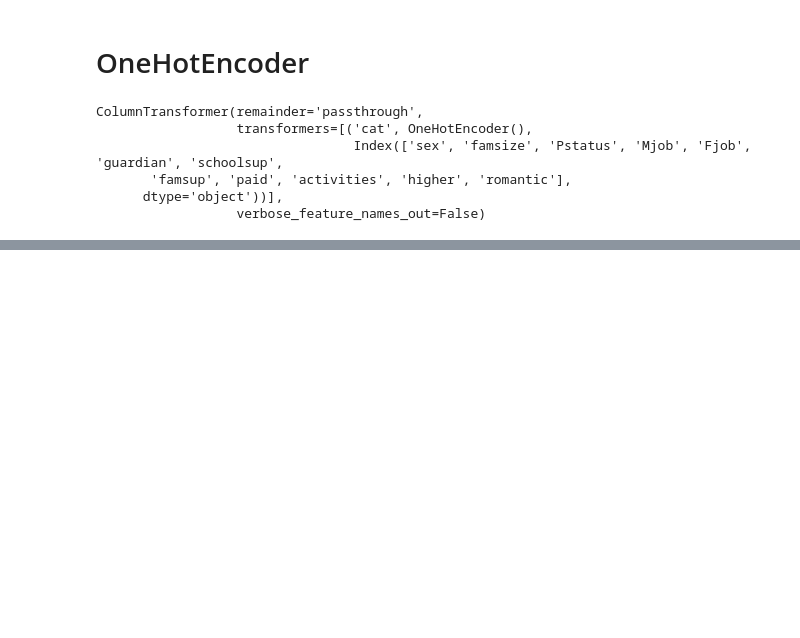
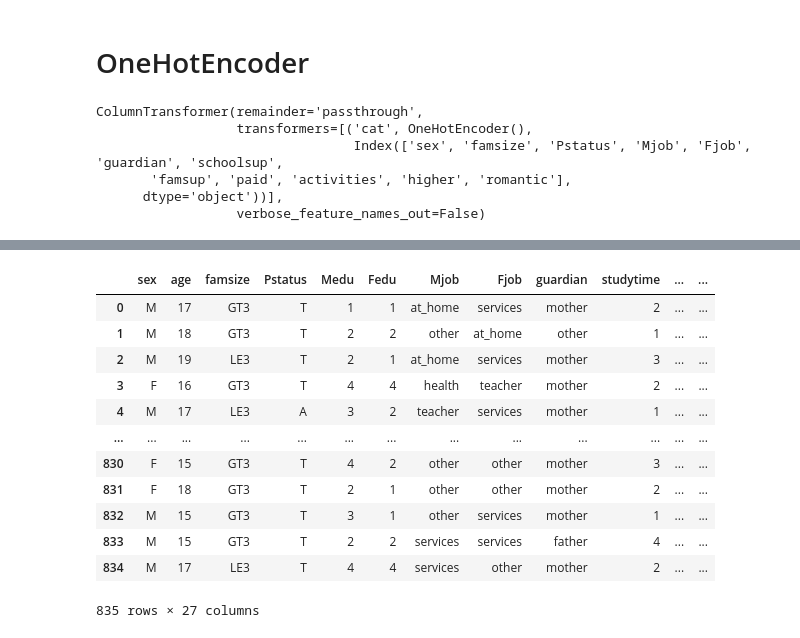
Before and after one commit to NafisFaiyaz007/CSE-445-Machine-learning_Predicting-Risky-Alcohol-Consumption-among-Students, a Jupyter notebook: CSE445_preprocessing stage 1.ipynb, the cells around one changed output, grey strips where cells are left out. Drawn from its saved outputs; the diff is of its cells as text; code cells hidden in the pictures; blank space fills up the shorter version.

```diff
--- a/CSE445_preprocessing stage 1.ipynb
+++ b/CSE445_preprocessing stage 1.ipynb
@@ -336,0 +336,16 @@ testSet.to_csv(r'ScaledTestSet.csv')
+# %%
+trainSet
+# %% [output]
+|  | sex | age | famsize | Pstatus | Medu | Fedu | Mjob | Fjob | guardian | studytime | ... | ... |
+| 0 | M | 17 | GT3 | T | 1 | 1 | at_home | services | mother | 2 | ... | ... |
+| 1 | M | 18 | GT3 | T | 2 | 2 | other | at_home | other | 1 | ... | ... |
+| 2 | M | 19 | LE3 | T | 2 | 1 | at_home | services | mother | 3 | ... | ... |
+| 3 | F | 16 | GT3 | T | 4 | 4 | health | teacher | mother | 2 | ... | ... |
+| 4 | M | 17 | LE3 | A | 3 | 2 | teacher | services | mother | 1 | ... | ... |
+| ... | ... | ... | ... | ... | ... | ... | ... | ... | ... | ... | ... | ... |
+| 830 | F | 15 | GT3 | T | 4 | 2 | other | other | mother | 3 | ... | ... |
+| 831 | F | 18 | GT3 | T | 2 | 1 | other | other | mother | 2 | ... | ... |
+| 832 | M | 15 | GT3 | T | 3 | 1 | other | services | mother | 1 | ... | ... |
+| 833 | M | 15 | GT3 | T | 2 | 2 | services | services | father | 4 | ... | ... |
+| 834 | M | 17 | LE3 | T | 4 | 4 | services | other | mother | 2 | ... | ... |
+835 rows × 27 columns
```
Also changed, not shown: parts of 27 cells of this notebook, 3 other files.
